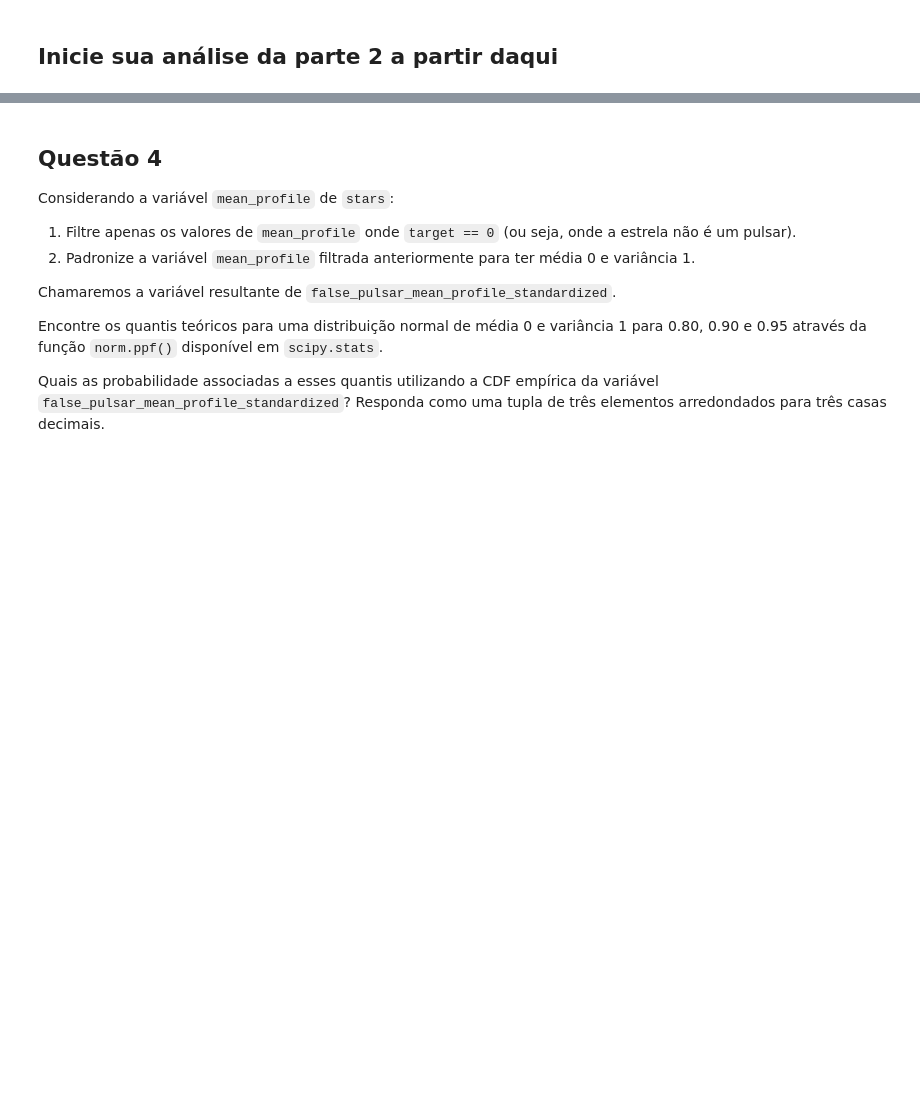
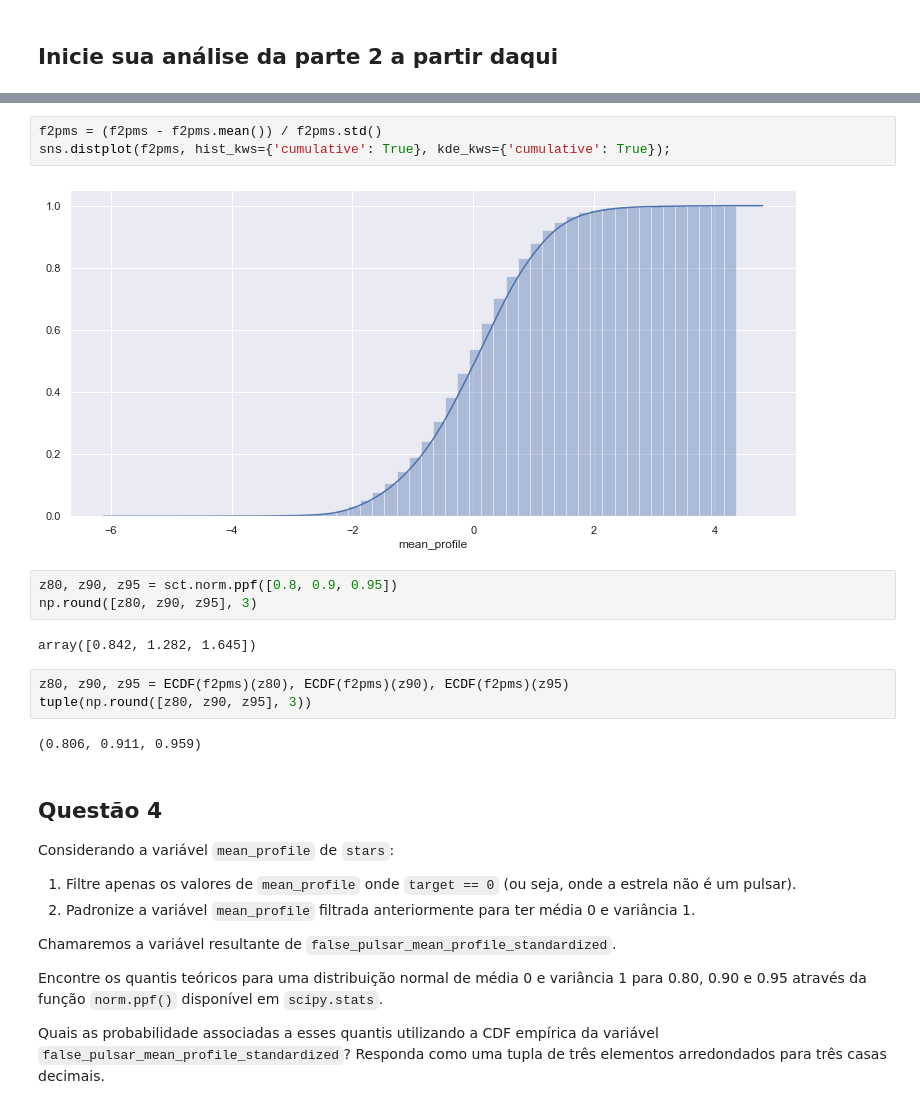
Before and after one commit to LucasDatilioCarderelli/Codenation, a Jupyter notebook: data-science-1/main.ipynb, the cells around one changed output, grey strips where cells are left out. Cells and saved outputs as stored; diff of their text form; blank space fills up the shorter version.

```diff
--- a/data-science-1/main.ipynb
+++ b/data-science-1/main.ipynb
@@ -189,3 +226,18 @@ stars.loc[:, "target"] = stars.target.astype(bool)
+# %%
+f2pms = (f2pms - f2pms.mean()) / f2pms.std()
+sns.distplot(f2pms, hist_kws={'cumulative': True}, kde_kws={'cumulative': True});
+# %% [output]
+[figure, added]
+# %%
+z80, z90, z95 = sct.norm.ppf([0.8, 0.9, 0.95])
+np.round([z80, z90, z95], 3)
+# %% [output]
+array([0.842, 1.282, 1.645])
+# %%
+z80, z90, z95 = ECDF(f2pms)(z80), ECDF(f2pms)(z90), ECDF(f2pms)(z95)
+tuple(np.round([z80, z90, z95], 3))
+# %% [output]
+(0.806, 0.911, 0.959)
 # %% [markdown]
 ## Questão 4
 
```
Also changed, not shown: parts of 14 cells of this notebook.
